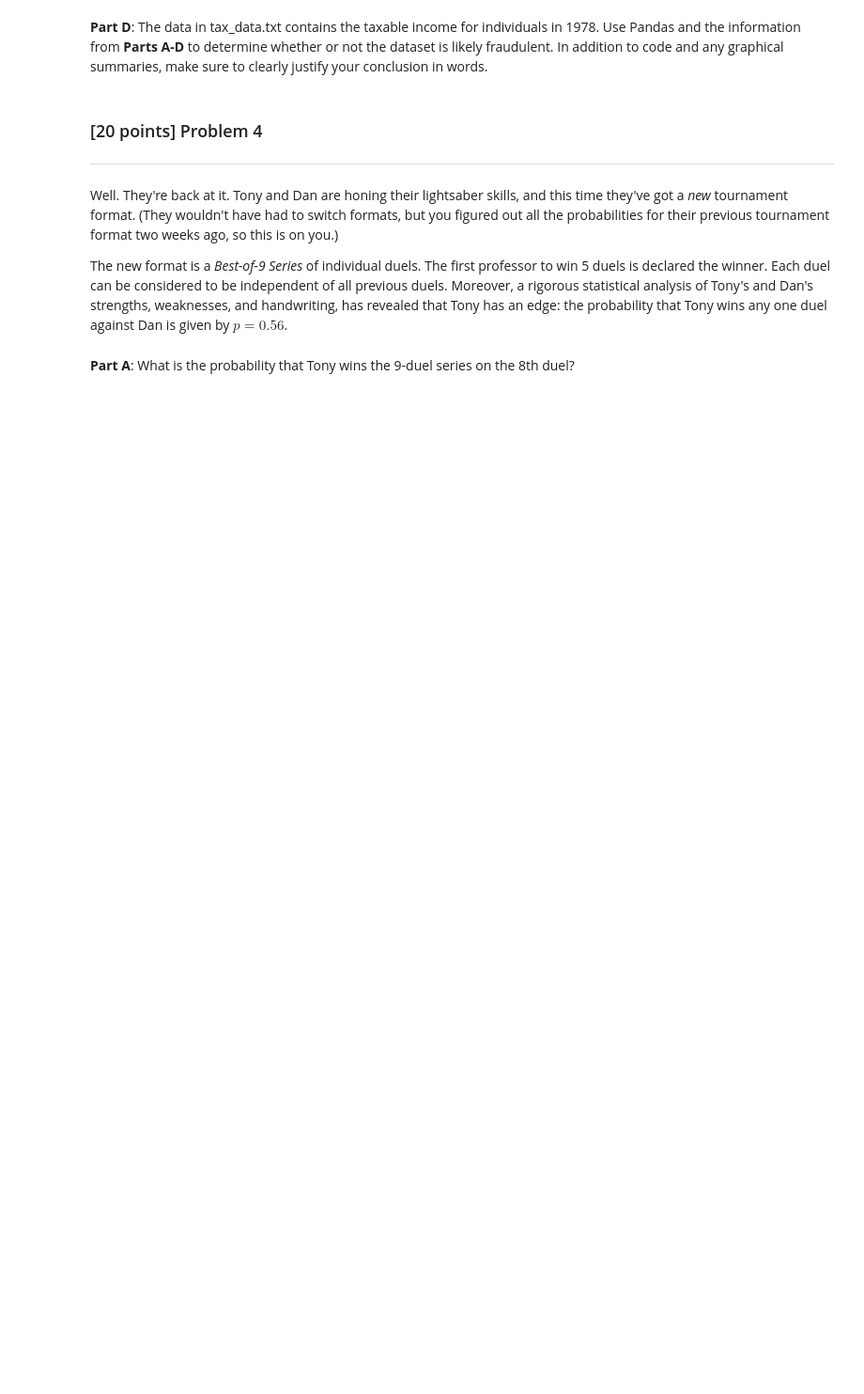
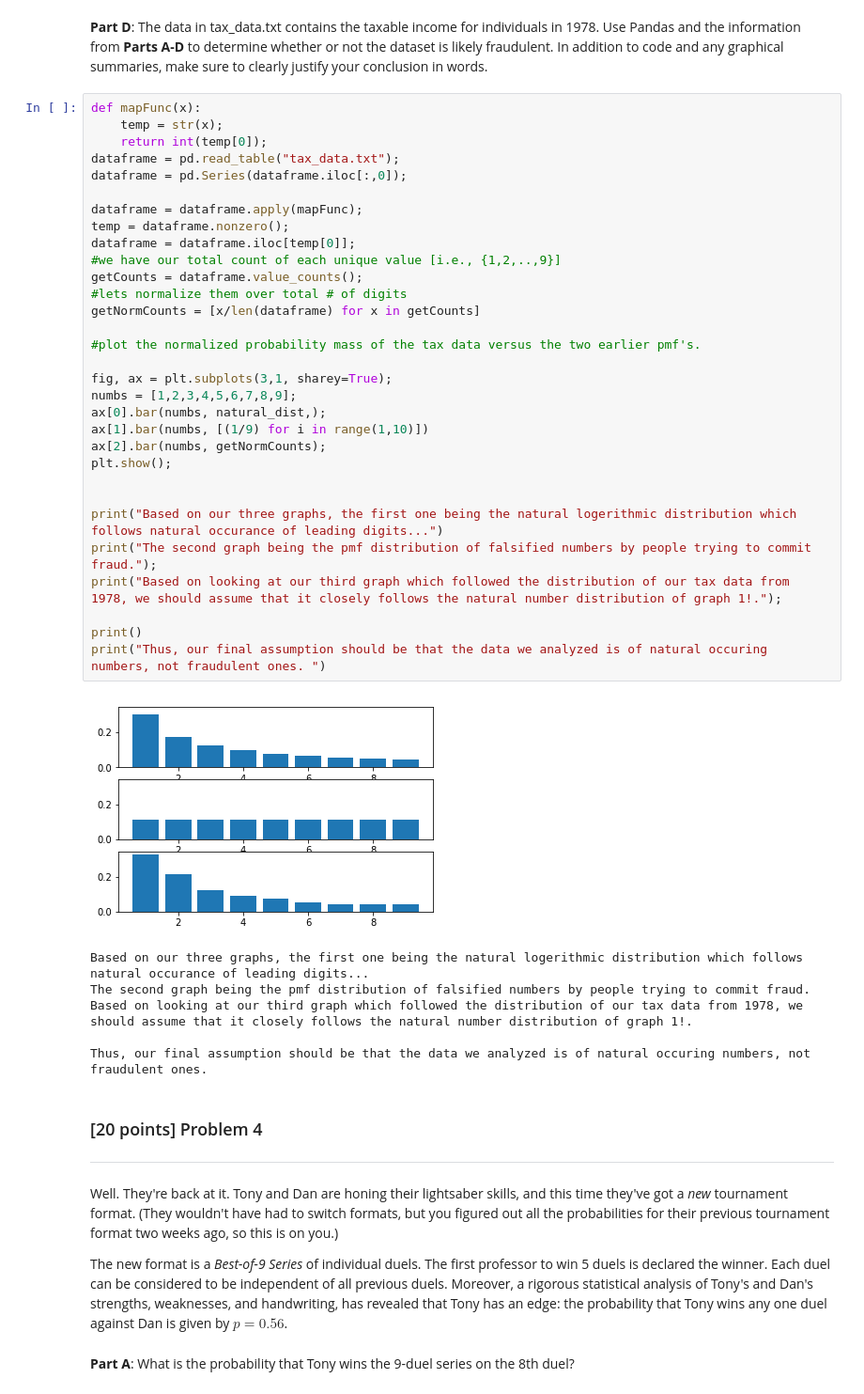
Before and after one commit to robertrenecker/csci3022, a Jupyter notebook: homework/homework3/hmwk03_Renecker_Robert.ipynb, the cells around one changed output. Shown at 94% size. Cells and saved outputs as stored; diff of their text form; blank space fills up the shorter version.

```diff
--- a/homework/homework3/hmwk03_Renecker_Robert.ipynb
+++ b/homework/homework3/hmwk03_Renecker_Robert.ipynb
@@ -216,5 +242,43 @@ def cdf_natural(y):
 # %% [markdown]
 **Part D**: The data in tax_data.txt contains the taxable income for individuals in 1978. Use Pandas and the information from **Parts A-D** to determine whether or not the dataset is likely fraudulent.  In addition to code and any graphical summaries, make sure to clearly justify your conclusion in words.
+# %%
+def mapFunc(x):
+    temp = str(x);
+    return int(temp[0]);
+dataframe = pd.read_table("tax_data.txt");
+dataframe = pd.Series(dataframe.iloc[:,0]);
+
+dataframe = dataframe.apply(mapFunc);
+temp = dataframe.nonzero();
+dataframe = dataframe.iloc[temp[0]];
+#we have our total count of each unique value [i.e., {1,2,..,9}]
+getCounts = dataframe.value_counts();
+#lets normalize them over total # of digits
+getNormCounts = [x/len(dataframe) for x in getCounts]
+
+#plot the normalized probability mass of the tax data versus the two earlier pmf's.
+
+fig, ax = plt.subplots(3,1, sharey=True);
+numbs = [1,2,3,4,5,6,7,8,9];
+ax[0].bar(numbs, natural_dist,);
+ax[1].bar(numbs, [(1/9) for i in range(1,10)])
+ax[2].bar(numbs, getNormCounts);
+plt.show();
+
+
+print("Based on our three graphs, the first one being the natural logerithmic distribution which follows natural occurance of leading digits...")
+print("The second graph being the pmf distribution of falsified numbers by people trying to commit fraud.");
+print("Based on looking at our third graph which followed the distribution of our tax data from 1978, we should assume that it closely follows the natural number distribution of graph 1!.");
+
+print()
+print("Thus, our final assumption should be that the data we analyzed is of natural occuring numbers, not fraudulent ones. ")
+# %% [output]
+[figure, added]
+Based on our three graphs, the first one being the natural logerithmic distribution which follows natural occurance of leading digits...
+The second graph being the pmf distribution of falsified numbers by people trying to commit fraud.
+Based on looking at our third graph which followed the distribution of our tax data from 1978, we should assume that it closely follows the natural number distribution of graph 1!.
+
+Thus, our final assumption should be that the data we analyzed is of natural occuring numbers, not fraudulent ones.
 # %% [markdown]
 ### [20 points] Problem 4
 ***
```
Also changed, not shown: parts of 22 cells of this notebook.
